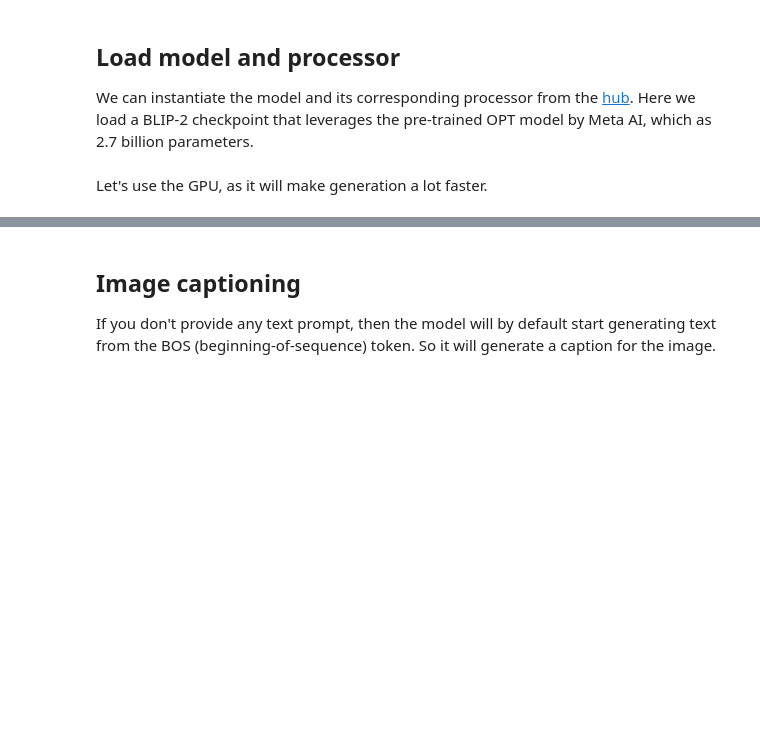
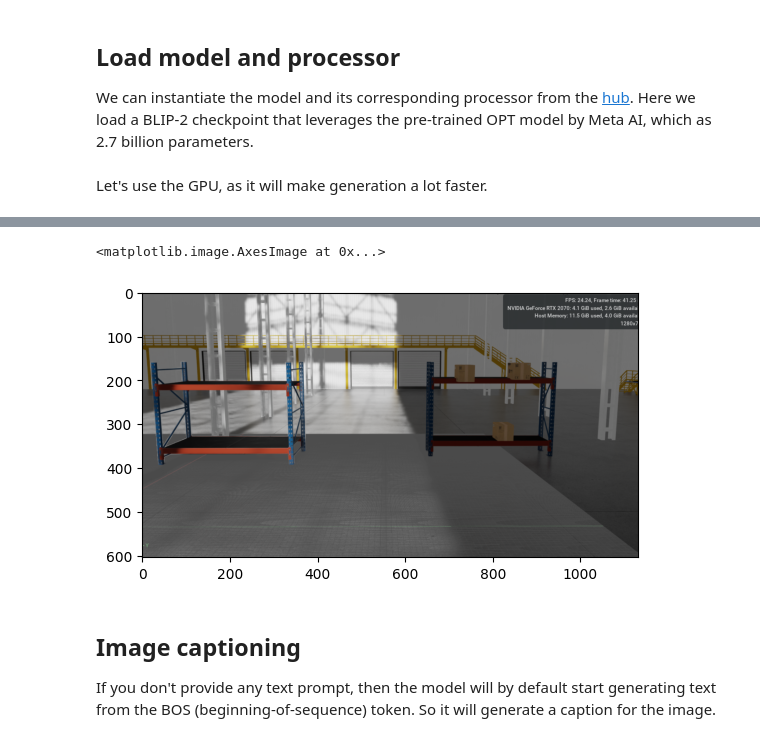
Before and after one commit to tystys17/blip, a Jupyter notebook: BLIP-2/Chat_with_BLIP_2.ipynb, the cells around one changed output, grey strips where cells are left out. Saved outputs shown, nothing was run; the diff lists cells and outputs as text; code cells hidden in the pictures; blank space fills up the shorter version.

```diff
--- a/BLIP-2/Chat_with_BLIP_2.ipynb
+++ b/BLIP-2/Chat_with_BLIP_2.ipynb
@@ -76,0 +64,2 @@ Blip2ForConditionalGeneration(
+# %%
+upload_file=upload_files()
@@ -77,3 +69,10 @@ Blip2ForConditionalGeneration(
+# %%
+import matplotlib.pyplot as plt
+im = Image.open(BytesIO(upload_file['Screenshot from 2023-05-05 01-21-48.png']))
+plt.imshow(im)
+# %% [output]
+<matplotlib.image.AxesImage at 0x...>
+[figure, added]
 # %% [markdown]
 ## Image captioning
 
```
Also changed, not shown: parts of 12 cells of this notebook.
